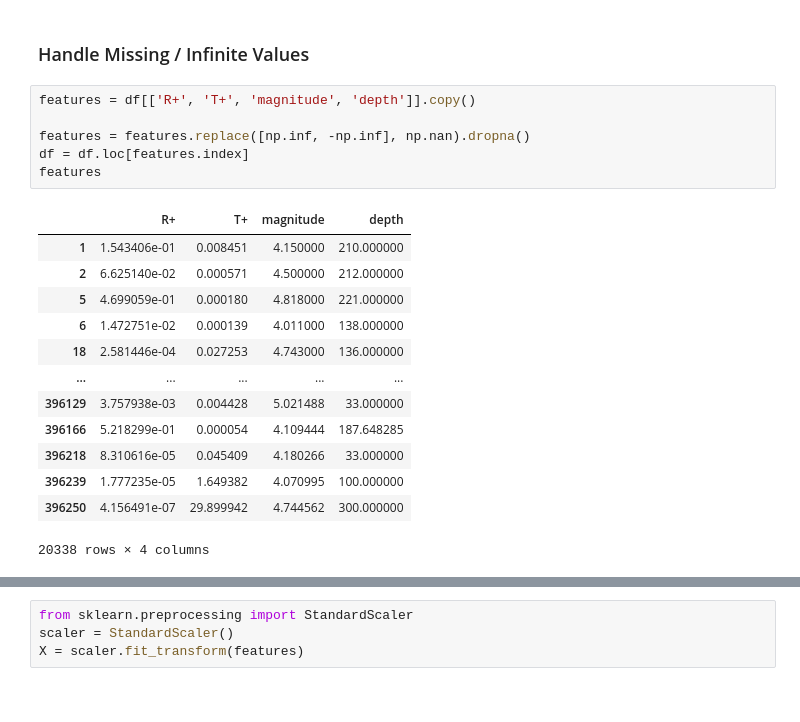
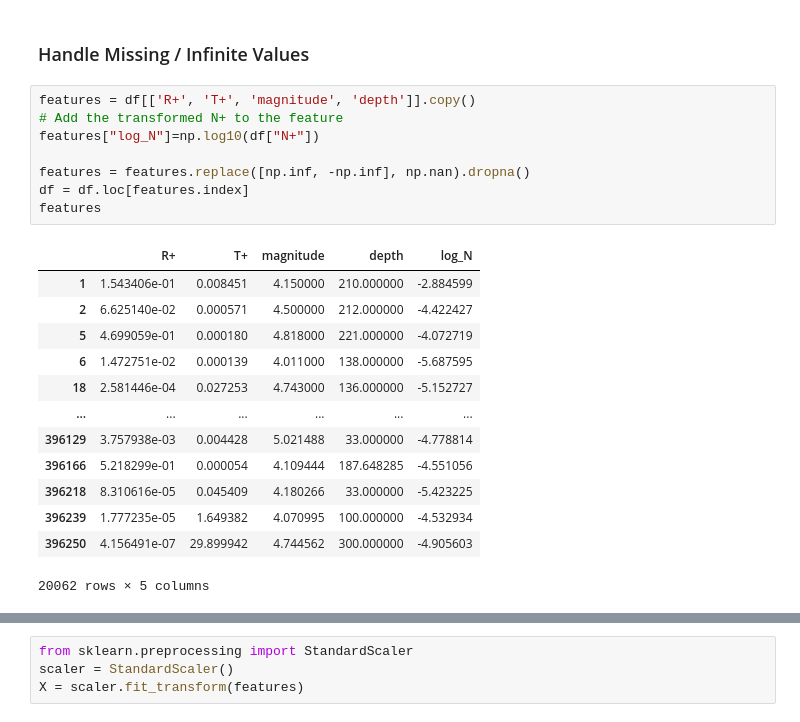
Before and after one commit to Ashraf-ISM/master-thesis-declustering-using-ml, a Jupyter notebook: Unsupervised-ML/DBSCAN/DBSCAN.ipynb, the cells around one changed output, grey strips where cells are left out. Saved outputs shown, nothing was run; the diff lists cells and outputs as text.

```diff
--- a/Unsupervised-ML/DBSCAN/DBSCAN.ipynb
+++ b/Unsupervised-ML/DBSCAN/DBSCAN.ipynb
@@ -280,21 +263,23 @@ features
 ### Handle Missing / Infinite Values
 # %%
 features = df[['R+', 'T+', 'magnitude', 'depth']].copy()
+# Add the transformed N+ to the feature
+features["log_N"]=np.log10(df["N+"])
 
 features = features.replace([np.inf, -np.inf], np.nan).dropna()
 df = df.loc[features.index]
 features
 # %% [output]
-|  | R+ | T+ | magnitude | depth |
-| 1 | 1.543406e-01 | 0.008451 | 4.150000 | 210.000000 |
-| 2 | 6.625140e-02 | 0.000571 | 4.500000 | 212.000000 |
-| 5 | 4.699059e-01 | 0.000180 | 4.818000 | 221.000000 |
-| 6 | 1.472751e-02 | 0.000139 | 4.011000 | 138.000000 |
-| 18 | 2.581446e-04 | 0.027253 | 4.743000 | 136.000000 |
-| ... | ... | ... | ... | ... |
-| 396129 | 3.757938e-03 | 0.004428 | 5.021488 | 33.000000 |
-| 396166 | 5.218299e-01 | 0.000054 | 4.109444 | 187.648285 |
-| 396218 | 8.310616e-05 | 0.045409 | 4.180266 | 33.000000 |
-| 396239 | 1.777235e-05 | 1.649382 | 4.070995 | 100.000000 |
-| 396250 | 4.156491e-07 | 29.899942 | 4.744562 | 300.000000 |
+|  | R+ | T+ | magnitude | depth | log_N |
+| 1 | 1.543406e-01 | 0.008451 | 4.150000 | 210.000000 | -2.884599 |
+| 2 | 6.625140e-02 | 0.000571 | 4.500000 | 212.000000 | -4.422427 |
+| 5 | 4.699059e-01 | 0.000180 | 4.818000 | 221.000000 | -4.072719 |
+| 6 | 1.472751e-02 | 0.000139 | 4.011000 | 138.000000 | -5.687595 |
+| 18 | 2.581446e-04 | 0.027253 | 4.743000 | 136.000000 | -5.152727 |
+| ... | ... | ... | ... | ... | ... |
+| 396129 | 3.757938e-03 | 0.004428 | 5.021488 | 33.000000 | -4.778814 |
+| 396166 | 5.218299e-01 | 0.000054 | 4.109444 | 187.648285 | -4.551056 |
+| 396218 | 8.310616e-05 | 0.045409 | 4.180266 | 33.000000 | -5.423225 |
+| 396239 | 1.777235e-05 | 1.649382 | 4.070995 | 100.000000 | -4.532934 |
+| 396250 | 4.156491e-07 | 29.899942 | 4.744562 | 300.000000 | -4.905603 |
-20338 rows × 4 columns
+20062 rows × 5 columns
```
Also changed, not shown: parts of 15 cells of this notebook.
